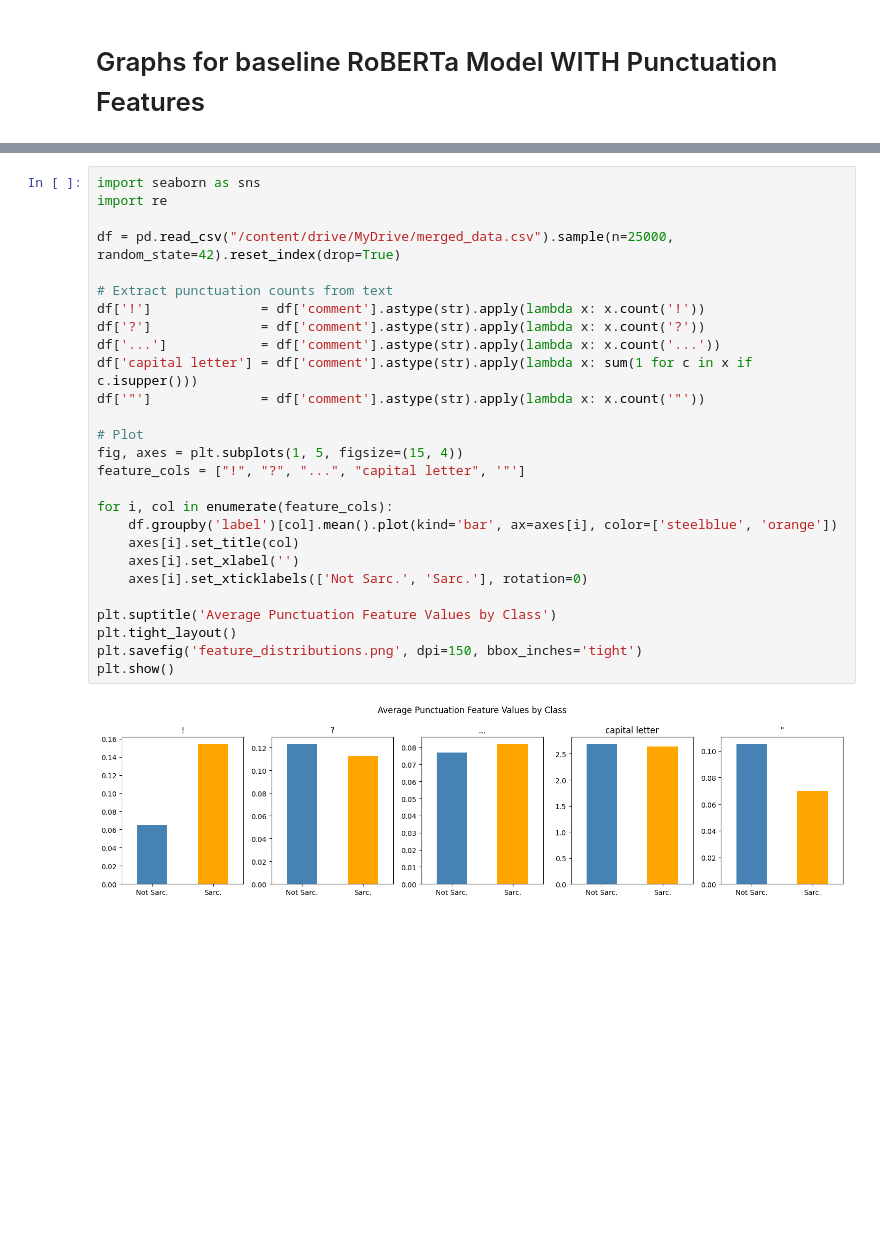
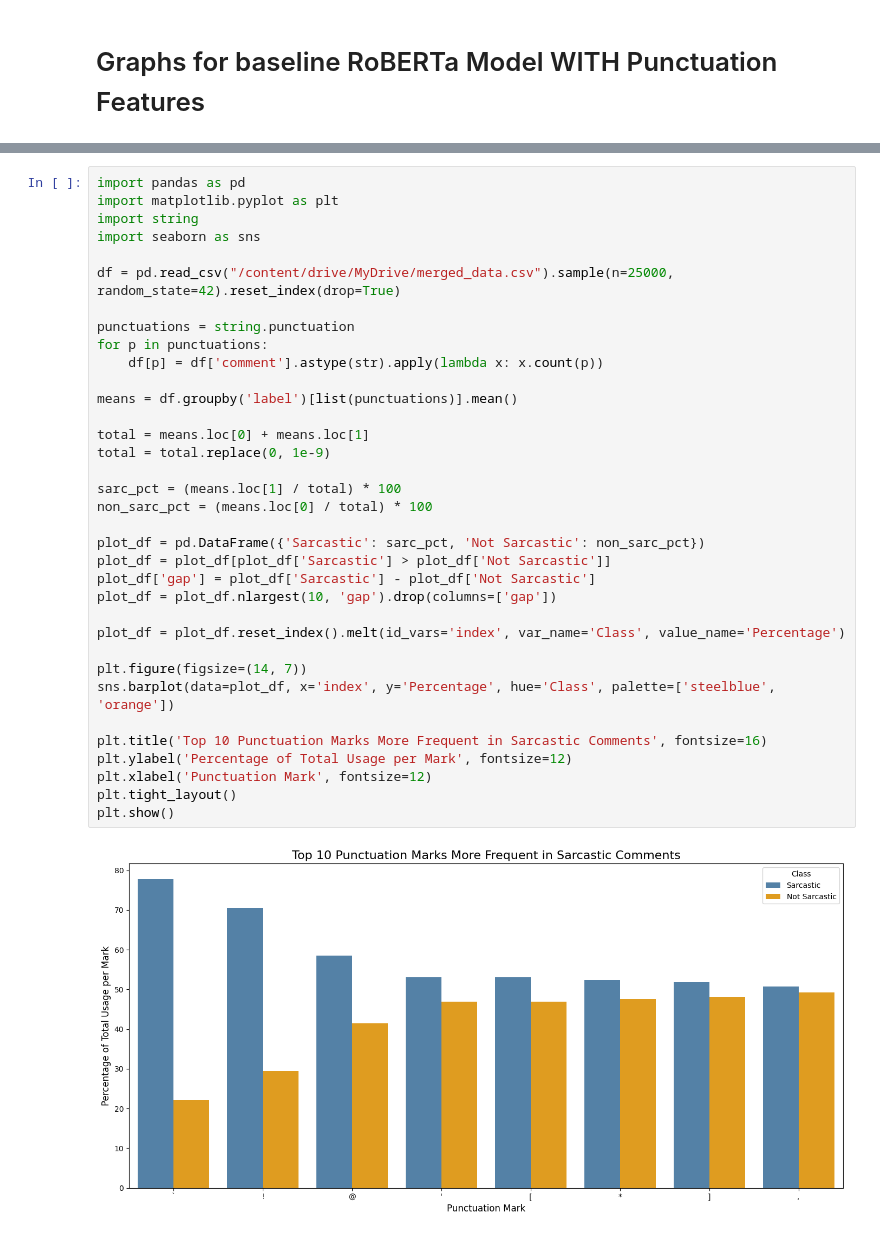
Before and after one commit to Jwong611/Sarcasm, a Jupyter notebook: main.ipynb, the cells around one changed output, grey strips where cells are left out. Cells and saved outputs as stored; diff of their text form; blank space fills up the shorter version.

```diff
--- a/main.ipynb
+++ b/main.ipynb
@@ -442,29 +414,37 @@ plt.show()
 # %%
+import pandas as pd
+import matplotlib.pyplot as plt
+import string
 import seaborn as sns
-import re
 
 df = pd.read_csv("/content/drive/MyDrive/merged_data.csv").sample(n=25000, random_state=42).reset_index(drop=True)
 
-# Extract punctuation counts from text
-df['!']              = df['comment'].astype(str).apply(lambda x: x.count('!'))
-df['?']              = df['comment'].astype(str).apply(lambda x: x.count('?'))
-df['...']            = df['comment'].astype(str).apply(lambda x: x.count('...'))
-df['capital letter'] = df['comment'].astype(str).apply(lambda x: sum(1 for c in x if c.isupper()))
-df['"']              = df['comment'].astype(str).apply(lambda x: x.count('"'))
+punctuations = string.punctuation
+for p in punctuations:
+    df[p] = df['comment'].astype(str).apply(lambda x: x.count(p))
 
-# Plot
-fig, axes = plt.subplots(1, 5, figsize=(15, 4))
-feature_cols = ["!", "?", "...", "capital letter", '"']
+means = df.groupby('label')[list(punctuations)].mean()
 
-for i, col in enumerate(feature_cols):
-    df.groupby('label')[col].mean().plot(kind='bar', ax=axes[i], color=['steelblue', 'orange'])
-    axes[i].set_title(col)
-    axes[i].set_xlabel('')
-    axes[i].set_xticklabels(['Not Sarc.', 'Sarc.'], rotation=0)
+total = means.loc[0] + means.loc[1]
+total = total.replace(0, 1e-9)
 
-plt.suptitle('Average Punctuation Feature Values by Class')
+sarc_pct = (means.loc[1] / total) * 100
+non_sarc_pct = (means.loc[0] / total) * 100
+
+plot_df = pd.DataFrame({'Sarcastic': sarc_pct, 'Not Sarcastic': non_sarc_pct})
+plot_df = plot_df[plot_df['Sarcastic'] > plot_df['Not Sarcastic']]
+plot_df['gap'] = plot_df['Sarcastic'] - plot_df['Not Sarcastic']
+plot_df = plot_df.nlargest(10, 'gap').drop(columns=['gap'])
+
+plot_df = plot_df.reset_index().melt(id_vars='index', var_name='Class', value_name='Percentage')
+
+plt.figure(figsize=(14, 7))
+sns.barplot(data=plot_df, x='index', y='Percentage', hue='Class', palette=['steelblue', 'orange'])
+
+plt.title('Top 10 Punctuation Marks More Frequent in Sarcastic Comments', fontsize=16)
+plt.ylabel('Percentage of Total Usage per Mark', fontsize=12)
+plt.xlabel('Punctuation Mark', fontsize=12)
 plt.tight_layout()
-plt.savefig('feature_distributions.png', dpi=150, bbox_inches='tight')
 plt.show()
 # %% [output]
-[figure, old version]
+[figure, new version]
```
Also changed, not shown: parts of 15 cells of this notebook, 7 other files.
